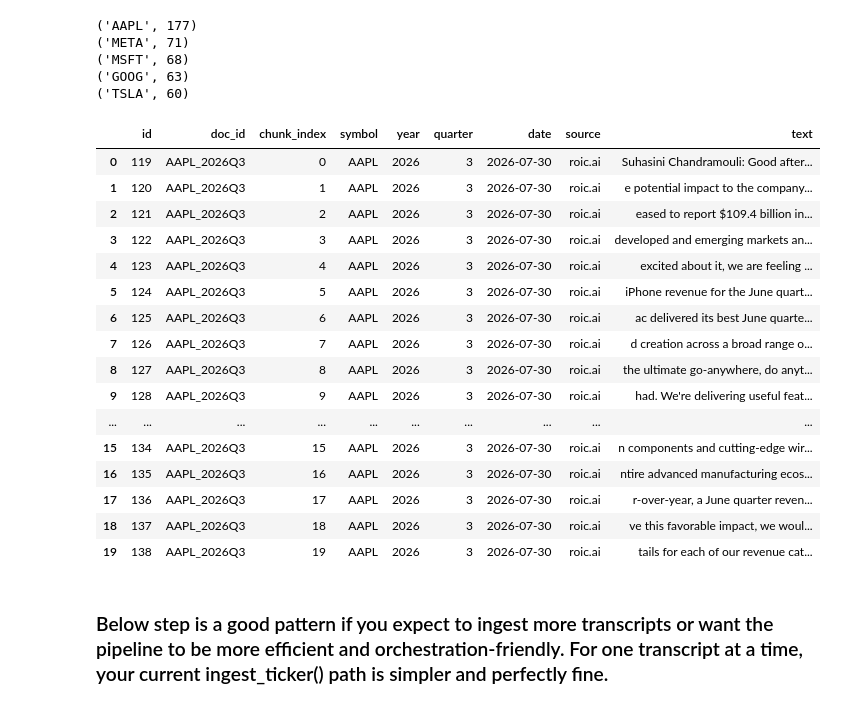
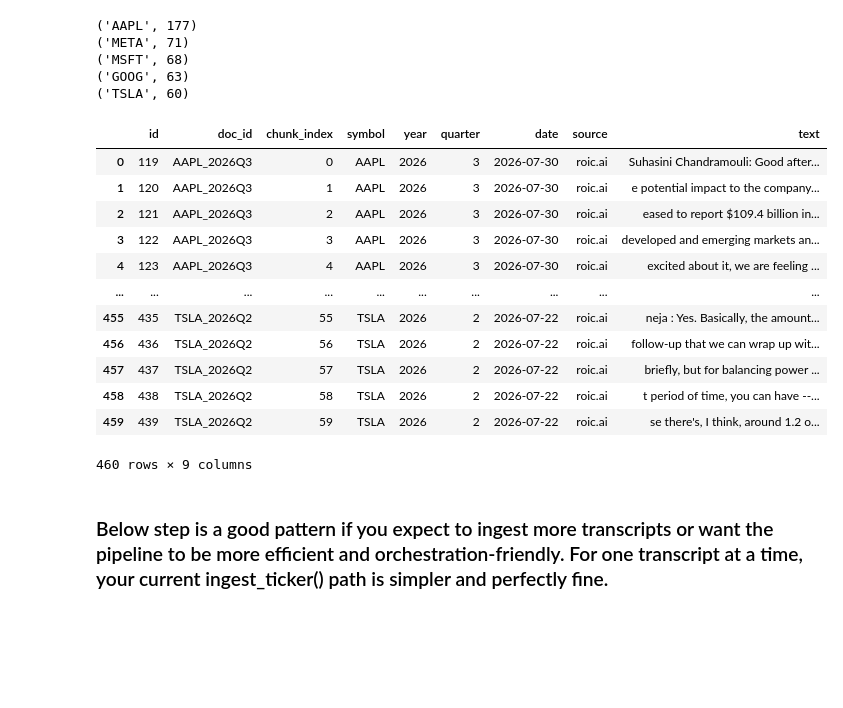
Before and after one commit to camilleecu/Earnings-Call-Intelligence-Agent, a Jupyter notebook: test_notebooks/test_data_ingestion.ipynb, the cells around one changed output. Drawn from its saved outputs; the diff is of its cells as text; code cells hidden in the pictures; blank space fills up the shorter version.

```diff
--- a/test_notebooks/test_data_ingestion.ipynb
+++ b/test_notebooks/test_data_ingestion.ipynb
@@ -353,36 +353,32 @@ conn.close()
 # %%
 # View the table in pandas
 import pandas as pd
 import os
 import psycopg
 
 conn = psycopg.connect(os.environ["PG_CONN_STR"])
 df = pd.read_sql("""
     SELECT id, doc_id, chunk_index, symbol, year, quarter, date, source, text
     FROM earnings_chunks
     ORDER BY symbol, year, quarter, chunk_index
 """, conn)
 conn.close()
 
-df.head(20)
+df
 # %% [output]
 |  | id | doc_id | chunk_index | symbol | year | quarter | date | source | text |
 | 0 | 119 | AAPL_2026Q3 | 0 | AAPL | 2026 | 3 | 2026-07-30 | roic.ai | Suhasini Chandramouli: Good after... |
 | 1 | 120 | AAPL_2026Q3 | 1 | AAPL | 2026 | 3 | 2026-07-30 | roic.ai | e potential impact to the company... |
 | 2 | 121 | AAPL_2026Q3 | 2 | AAPL | 2026 | 3 | 2026-07-30 | roic.ai | eased to report $109.4 billion in... |
 | 3 | 122 | AAPL_2026Q3 | 3 | AAPL | 2026 | 3 | 2026-07-30 | roic.ai | developed and emerging markets an... |
 | 4 | 123 | AAPL_2026Q3 | 4 | AAPL | 2026 | 3 | 2026-07-30 | roic.ai | excited about it, we are feeling ... |
-| 5 | 124 | AAPL_2026Q3 | 5 | AAPL | 2026 | 3 | 2026-07-30 | roic.ai | iPhone revenue for the June quart... |
-| 6 | 125 | AAPL_2026Q3 | 6 | AAPL | 2026 | 3 | 2026-07-30 | roic.ai | ac delivered its best June quarte... |
-| 7 | 126 | AAPL_2026Q3 | 7 | AAPL | 2026 | 3 | 2026-07-30 | roic.ai | d creation across a broad range o... |
-| 8 | 127 | AAPL_2026Q3 | 8 | AAPL | 2026 | 3 | 2026-07-30 | roic.ai | the ultimate go-anywhere, do anyt... |
-| 9 | 128 | AAPL_2026Q3 | 9 | AAPL | 2026 | 3 | 2026-07-30 | roic.ai | had. We're delivering useful feat... |
 | ... | ... | ... | ... | ... | ... | ... | ... | ... | ... |
-| 15 | 134 | AAPL_2026Q3 | 15 | AAPL | 2026 | 3 | 2026-07-30 | roic.ai | n components and cutting-edge wir... |
-| 16 | 135 | AAPL_2026Q3 | 16 | AAPL | 2026 | 3 | 2026-07-30 | roic.ai | ntire advanced manufacturing ecos... |
-| 17 | 136 | AAPL_2026Q3 | 17 | AAPL | 2026 | 3 | 2026-07-30 | roic.ai | r-over-year, a June quarter reven... |
-| 18 | 137 | AAPL_2026Q3 | 18 | AAPL | 2026 | 3 | 2026-07-30 | roic.ai | ve this favorable impact, we woul... |
-| 19 | 138 | AAPL_2026Q3 | 19 | AAPL | 2026 | 3 | 2026-07-30 | roic.ai | tails for each of our revenue cat... |
+| 455 | 435 | TSLA_2026Q2 | 55 | TSLA | 2026 | 2 | 2026-07-22 | roic.ai | neja : Yes. Basically, the amount... |
+| 456 | 436 | TSLA_2026Q2 | 56 | TSLA | 2026 | 2 | 2026-07-22 | roic.ai | follow-up that we can wrap up wit... |
+| 457 | 437 | TSLA_2026Q2 | 57 | TSLA | 2026 | 2 | 2026-07-22 | roic.ai | briefly, but for balancing power ... |
+| 458 | 438 | TSLA_2026Q2 | 58 | TSLA | 2026 | 2 | 2026-07-22 | roic.ai | t period of time, you can have --... |
+| 459 | 439 | TSLA_2026Q2 | 59 | TSLA | 2026 | 2 | 2026-07-22 | roic.ai | se there's, I think, around 1.2 o... |
+460 rows × 9 columns
 # %%
 # remove duplicates from the earnings_chunks table based on doc_id and chunk_index, keeping the one with the highest id
 import os
```
Also changed, not shown: 7 other files.
